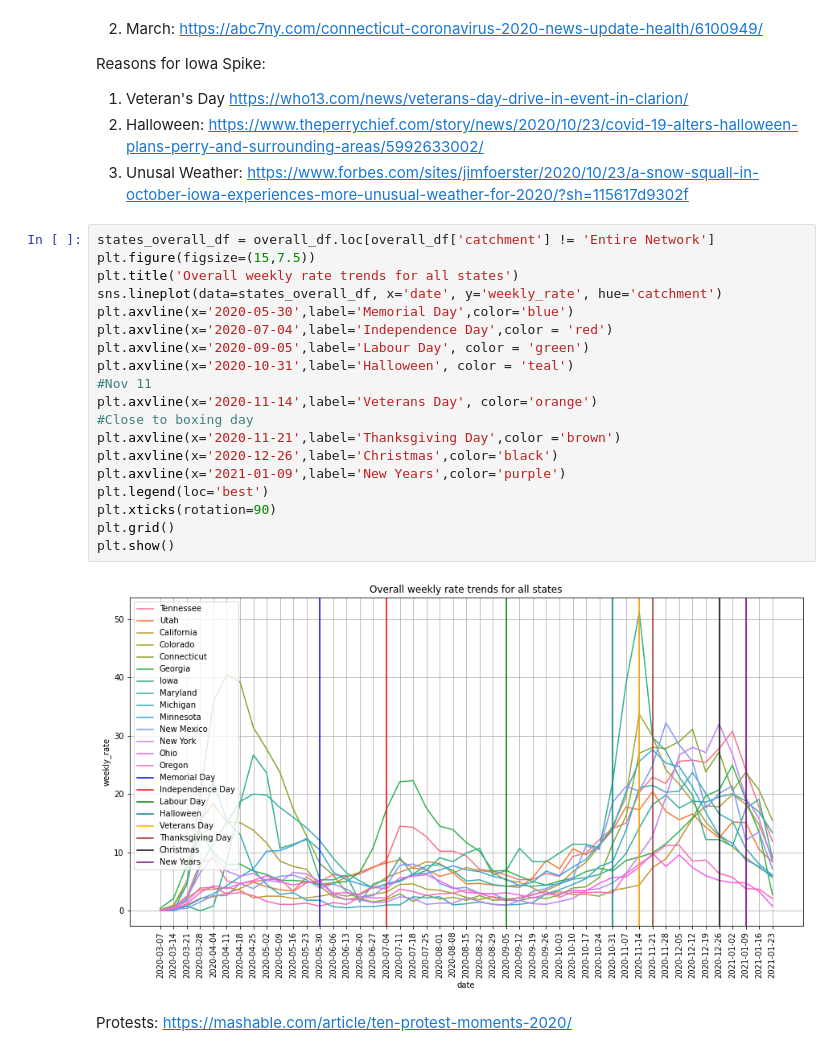
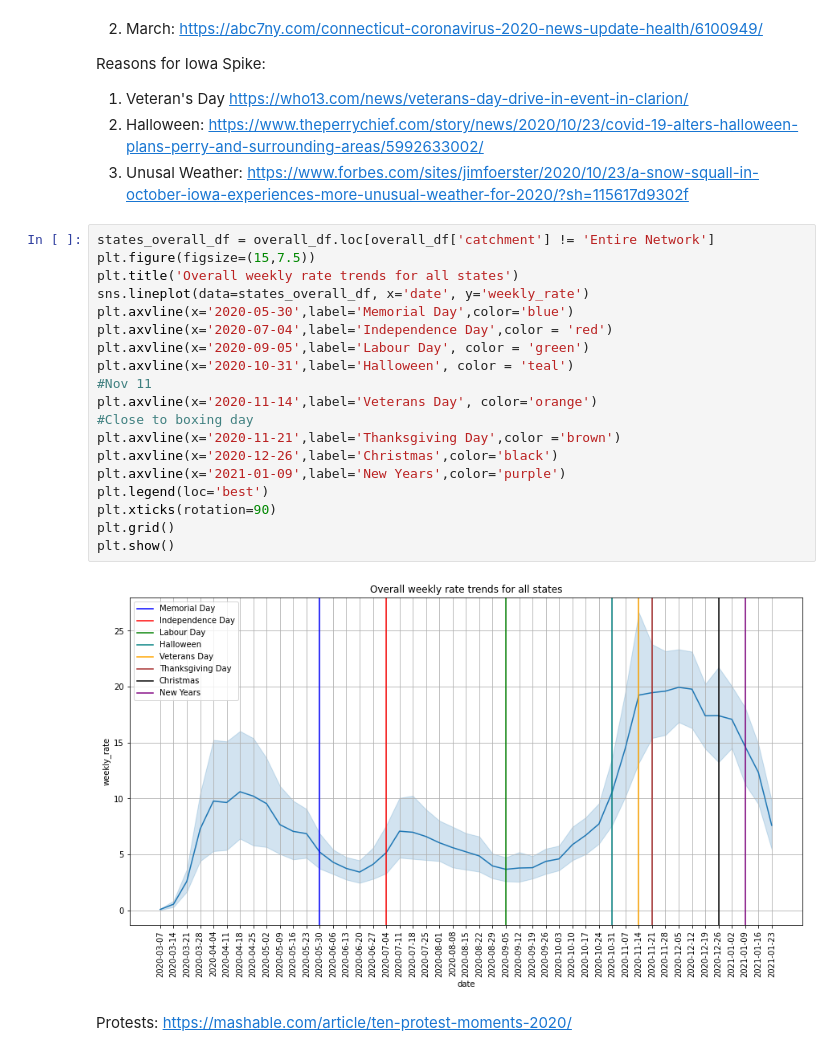
Before and after one commit to yixin0829/covid-data-gig, a Jupyter notebook: Ron's Notebook.ipynb, the cells around one changed output. Cells and saved outputs as stored; diff of their text form.

```diff
--- a/Ron's Notebook.ipynb
+++ b/Ron's Notebook.ipynb
@@ -173,24 +171,24 @@ Reasons for Iowa Spike:
 # %%
 states_overall_df = overall_df.loc[overall_df['catchment'] != 'Entire Network']
 plt.figure(figsize=(15,7.5))
 plt.title('Overall weekly rate trends for all states')
-sns.lineplot(data=states_overall_df, x='date', y='weekly_rate', hue='catchment')
+sns.lineplot(data=states_overall_df, x='date', y='weekly_rate')
 plt.axvline(x='2020-05-30',label='Memorial Day',color='blue')
 plt.axvline(x='2020-07-04',label='Independence Day',color = 'red')
 plt.axvline(x='2020-09-05',label='Labour Day', color = 'green')
 plt.axvline(x='2020-10-31',label='Halloween', color = 'teal')
 #Nov 11
 plt.axvline(x='2020-11-14',label='Veterans Day', color='orange')
 #Close to boxing day
 plt.axvline(x='2020-11-21',label='Thanksgiving Day',color ='brown')
 plt.axvline(x='2020-12-26',label='Christmas',color='black')
 plt.axvline(x='2021-01-09',label='New Years',color='purple')
 plt.legend(loc='best')
 plt.xticks(rotation=90)
 plt.grid()
 plt.show()
 # %% [output]
-[figure, old version]
+[figure, new version]
 # %% [markdown]
 Protests: https://mashable.com/article/ten-protest-moments-2020/
 # %% [markdown]
```
Also changed, not shown: parts of 4 cells of this notebook, 1 other file.
